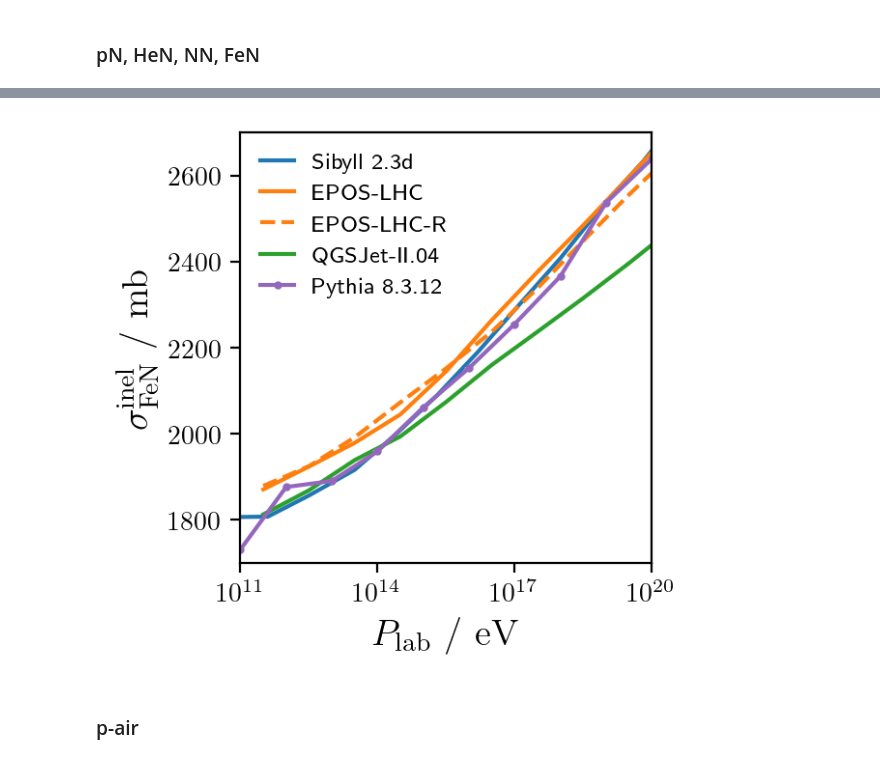
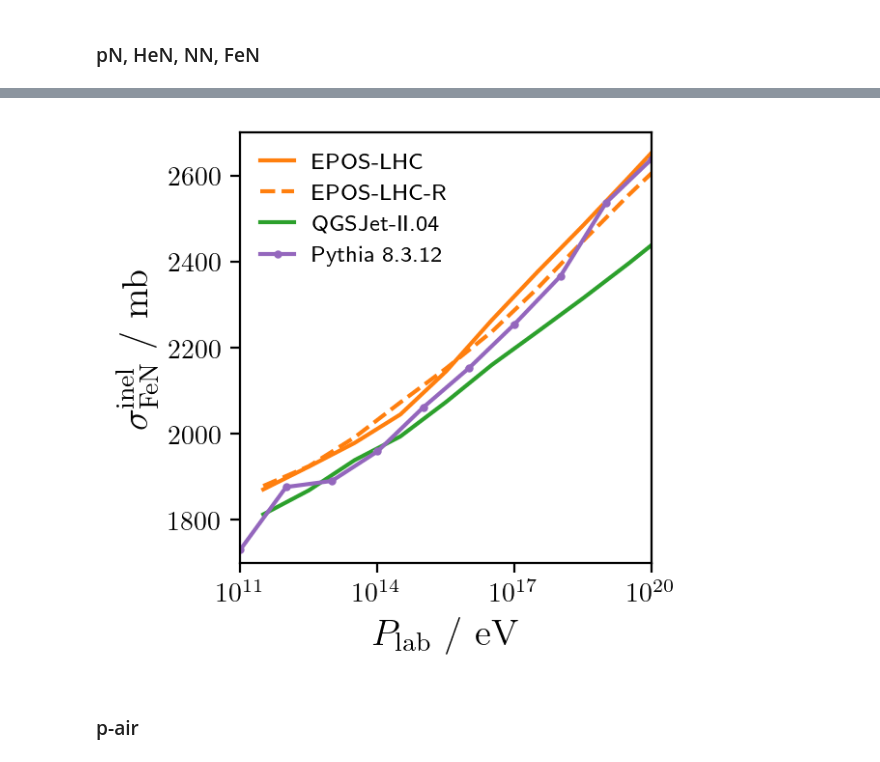
Before and after one commit to gaudu/pythia8312, a Jupyter notebook: examples/pythia8312_xsec_plotting.ipynb, the cells around one changed output, grey strips where cells are left out. Cells and saved outputs as stored; diff of their text form; code cells hidden in the pictures.

```diff
--- a/examples/pythia8312_xsec_plotting.ipynb
+++ b/examples/pythia8312_xsec_plotting.ipynb
@@ -475,34 +479,33 @@ fig.savefig("xs_inel_NN.pdf", format='pdf')
 # %%
 # FeN
 
 plt.rcParams['text.usetex'] = True
 plt.rcParams['font.family'] = 'serif'
 plt.rcParams['font.serif'] = ['Computer Modern Roman']
 
 fig, ax = plt.subplots(figsize=(3.2,3), dpi=200)
 ax.set(xlim=(1e11,1e20), ylim=(1700, 2700))
 ax.set_xscale('log')
 ax.set(xlabel=r"$P_\mathrm{lab}$ / $\mathrm{eV}$", ylabel=r"$\sigma^\mathrm{inel}_\mathrm{FeN}$ / $\mathrm{mb}$")
 ax.xaxis.label.set_size(14)
 ax.yaxis.label.set_size(14)
 
 #plt.rcParams['text.usetex'] = False
 plt.rcParams['font.family'] = 'sans-serif'
 plt.rcParams['font.sans-serif'] = ['DejaVu Sans']
 
-ax.plot((10 ** elab_sib)*1e9, xs_Fe_N_sib, "-", color="tab:blue", label="Sibyll 2.3d")
+#ax.plot((10 ** elab_sib)*1e9, xs_Fe_N_sib, "-", color="tab:blue", label="Sibyll 2.3d")
 ax.plot(xs_Fe_N_eposlhc[0]*1e9, xs_Fe_N_eposlhc[1], "-", color="tab:orange", label="EPOS-LHC")
 ax.plot(xs_Fe_N_eposlhcr[0]*1e9, xs_Fe_N_eposlhcr[1], linestyle="--", color="tab:orange", label="EPOS-LHC-R")
 ax.plot(xs_Fe_N_qgsjetII04[0]*1e9, xs_Fe_N_qgsjetII04[1], '-', color="tab:green", label="QGSJet-II.04")
 ax.errorbar(Fe_N_sNN_dataframe['plab']*1e9, Fe_N_sNN_dataframe['sig_inel'], yerr=Fe_N_sNN_dataframe['err_inel'], c='tab:purple', fmt='o', ms=2, ecolor='lightgrey', elinewidth=3, ls='-')
 ax.plot([None], [None], ls='-', marker='o', ms=2, color="tab:purple", label="Pythia 8.3.12")
 ax.legend(loc='upper left', bbox_to_anchor=(0, 1), fontsize="small", frameon=False, handlelength=1.5)
 
 fig.tight_layout()
-fig.savefig("xs_inel_FeN.png", dpi=400)
 fig.savefig("xs_inel_FeN.pdf", format='pdf')
 # %% [output]
-[figure, old version]
+[figure, new version]
 # %% [markdown]
 ### p-air
 # %%
```
Also changed, not shown: parts of 32 cells of this notebook.
